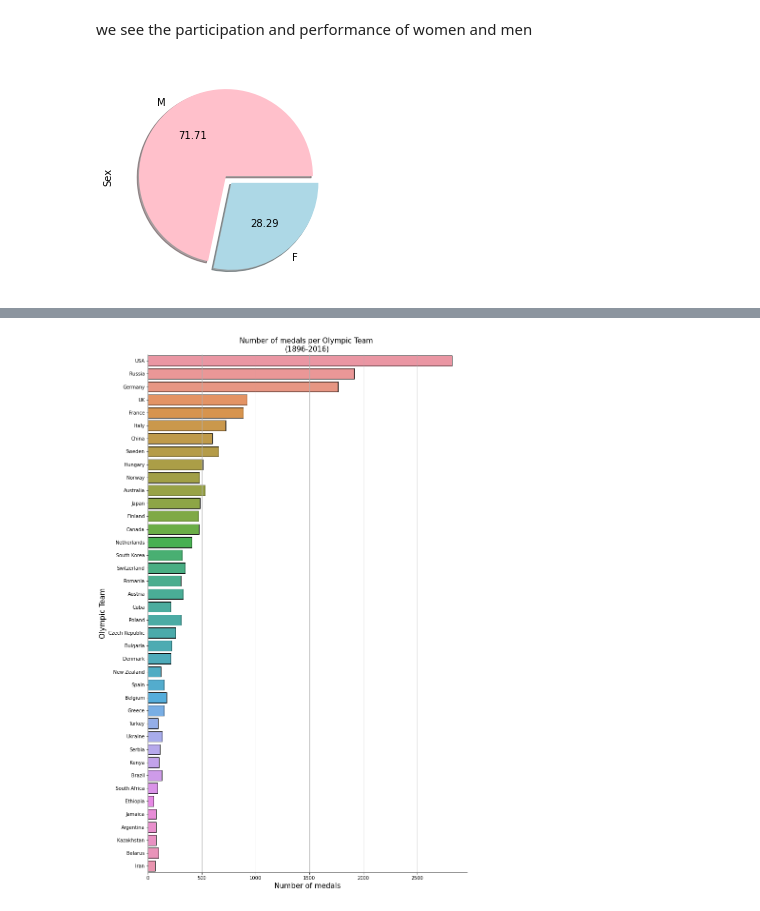
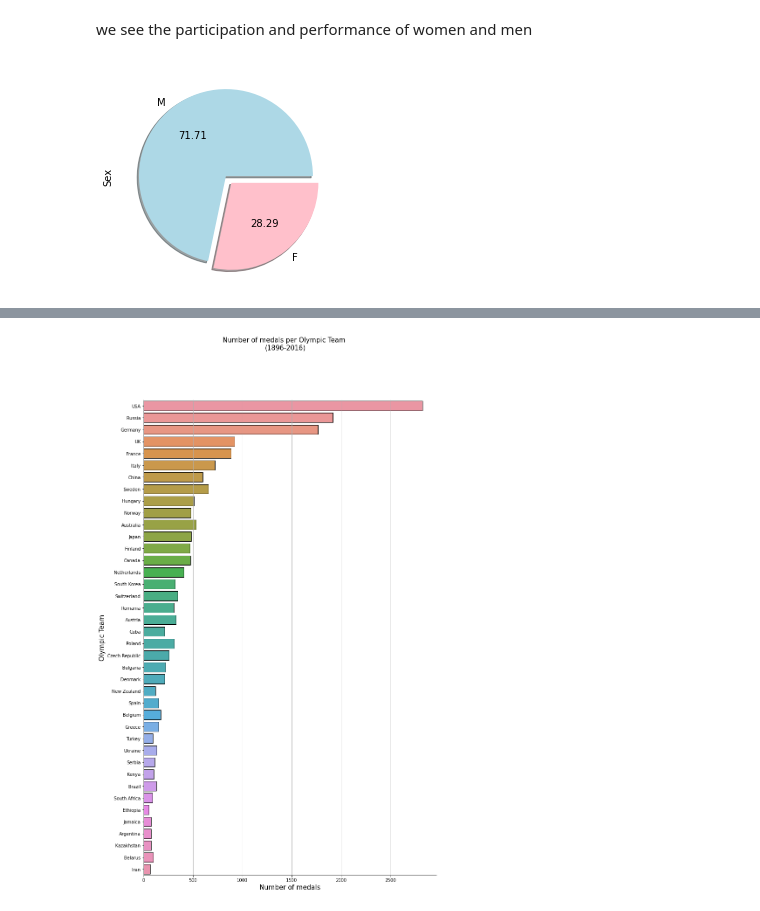
Before and after one commit to MaliheDahmardeh/Olympic-History, a Jupyter notebook: Olympic_History.ipynb, the cells around one changed output, grey strips where cells are left out. Drawn from its saved outputs; the diff is of its cells as text; code cells hidden in the pictures.

```diff
--- a/Olympic_History.ipynb
+++ b/Olympic_History.ipynb
@@ -560,9 +557,9 @@ we see the participation and performance of women and men
 # %%
 #we see the percentage of men and women who won the medal in Olympic
 df_pie=df['Sex'].value_counts()
-df_pie.plot.pie(explode=[0,0.1],autopct='%.2f', shadow =True , colors=('pink','lightblue'));
+df_pie.plot.pie(explode=[0,0.1],autopct='%.2f', shadow =True , colors=('lightblue','pink'));
 # %% [output]
-[figure, old version]
+[figure, new version]
 # %%
 #compare men and women performance by the number of medals
 #plt.figure(figsize=(8,6))
@@ -581,20 +578,20 @@ fig.show()
 # %%
 #by bar chart we see the 40 team that have the highest number of medals in Olympic
 medals_region=number_of_different_medals.head(40)
 
 fig, ax = plt.subplots(figsize = (12, 20))
 sns.barplot(x = medals_region['Total'],
             y = medals_region['region'],
             data = medals_region,edgecolor = 'k')
 sns.despine(right=True)
 
 plt.grid(axis='x')
 plt.ylabel("Olympic Team",fontsize=15)
 plt.xlabel("Number of medals",fontsize=15)
-plt.title('Number of medals per Olympic Team \n(1896-2016)', size = 15)
+plt.suptitle("Number of medals per Olympic Team \n(1896-2016)", size = 15)
 plt.show()
 # %% [output]
-[figure, old version]
+[figure, new version]
 # %%
 #participation of nations in Olympic over the year
 # %%
```
Also changed, not shown: parts of 4 cells of this notebook.
